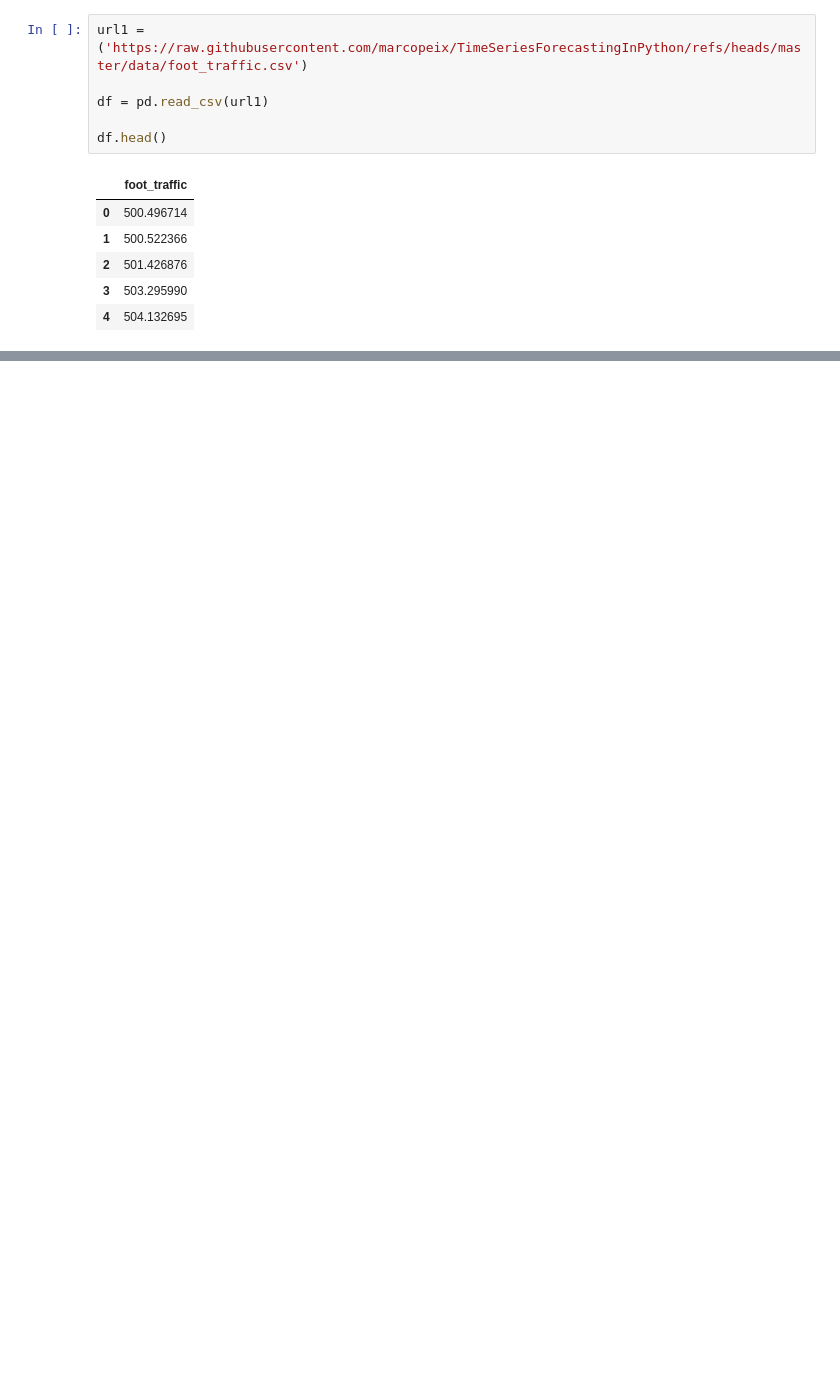
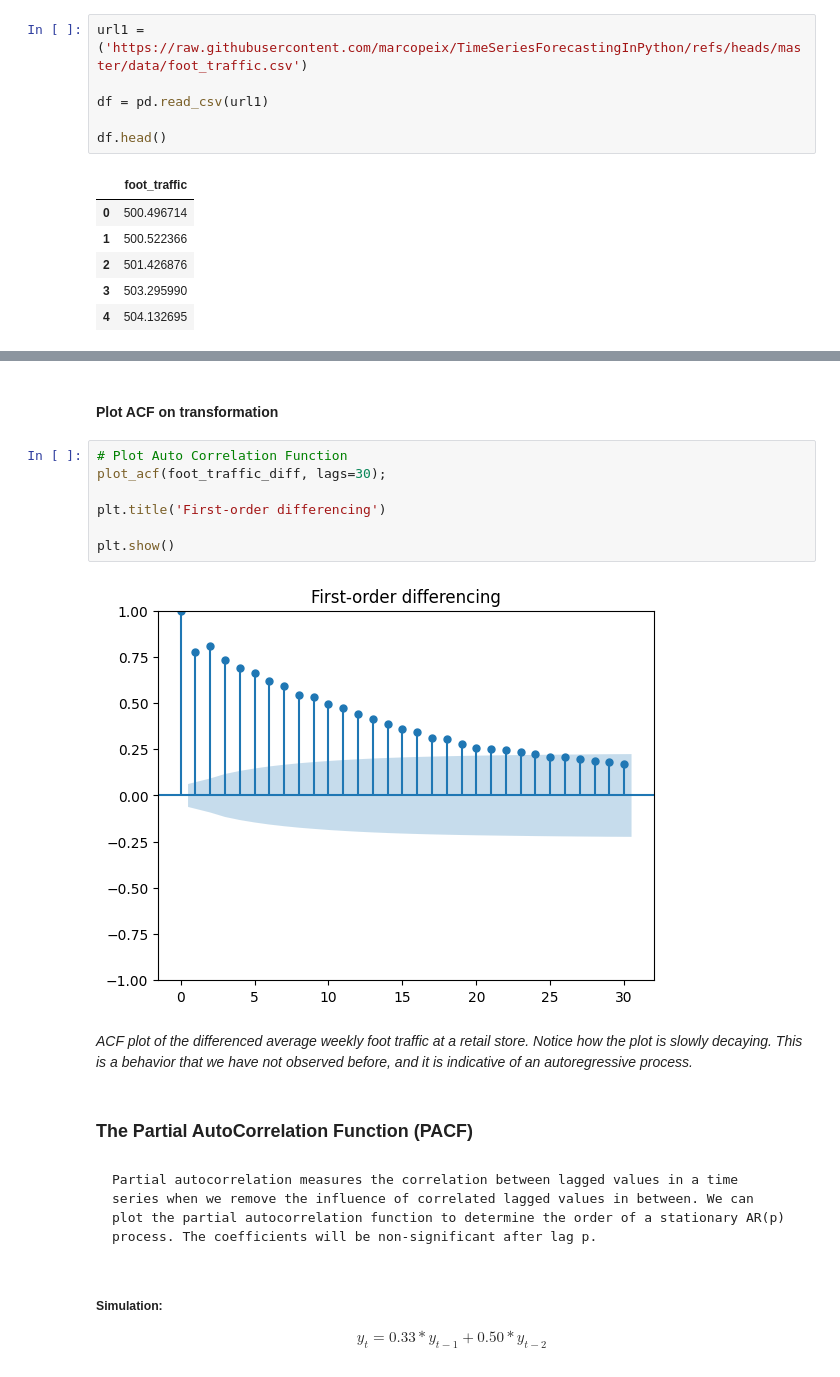
Before and after one commit to LeonardoSMSoares/Economics-Finance, a Jupyter notebook: Time Series Forecasting in Python/TSF 06 - Modeling an Autoregressive Process.ipynb, the cells around one changed output, grey strips where cells are left out. Cells and saved outputs as stored; diff of their text form; blank space fills up the shorter version.

```diff
--- a/Time Series Forecasting in Python/TSF 06 - Modeling an Autoregressive Process.ipynb
+++ b/Time Series Forecasting in Python/TSF 06 - Modeling an Autoregressive Process.ipynb
@@ -44,0 +122,28 @@ plt.tight_layout()
+# %% [markdown]
+#### Plot ACF on transformation
+# %%
+# Plot Auto Correlation Function
+plot_acf(foot_traffic_diff, lags=30);
+
+plt.title('First-order differencing')
+
+plt.show()
+# %% [output]
+[figure, added]
+# %% [markdown]
+*ACF plot of the differenced average weekly foot traffic at a retail store.
+Notice how the plot is slowly decaying. This is a behavior that we have not observed
+before, and it is indicative of an autoregressive process.*
+# %% [markdown]
+### The Partial AutoCorrelation Function (PACF)
+# %% [markdown]
+    Partial autocorrelation measures the correlation between lagged values in a time
+    series when we remove the influence of correlated lagged values in between. We can
+    plot the partial autocorrelation function to determine the order of a stationary AR(p)
+    process. The coefficients will be non-significant after lag p.
+# %% [markdown]
+##### Simulation:
+
+$$
+y_t = 0.33 * y_{t-1} + 0.50 * y_{t-2}
+$$
```
Also changed, not shown: parts of 31 cells of this notebook.
